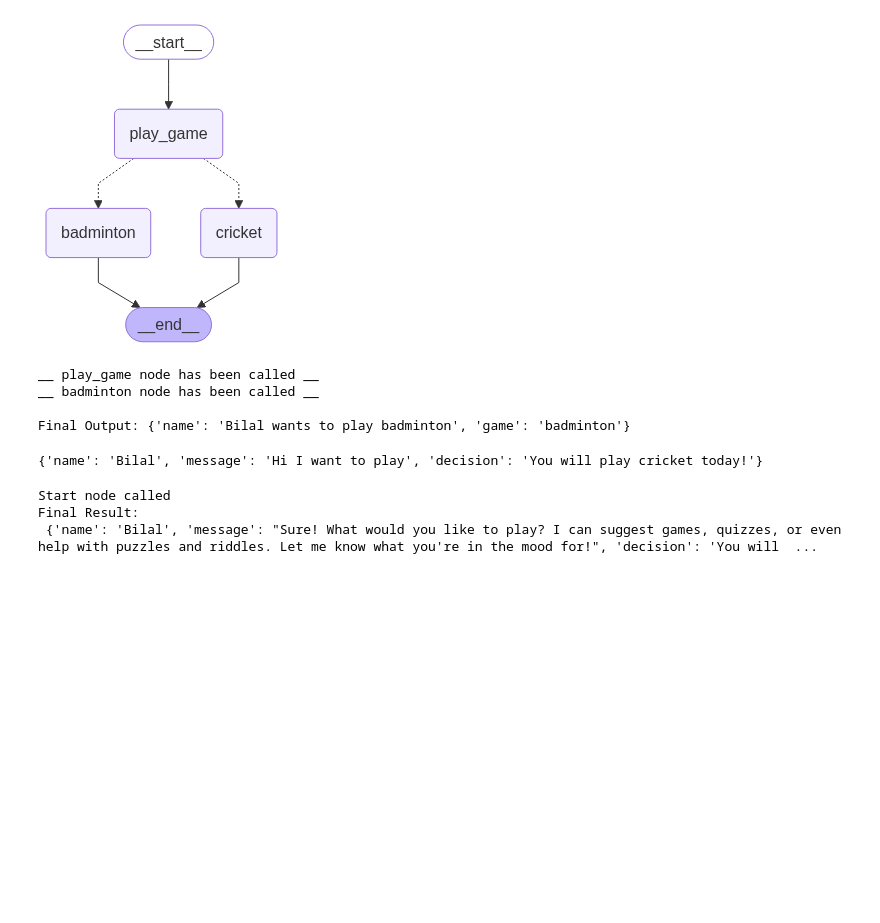
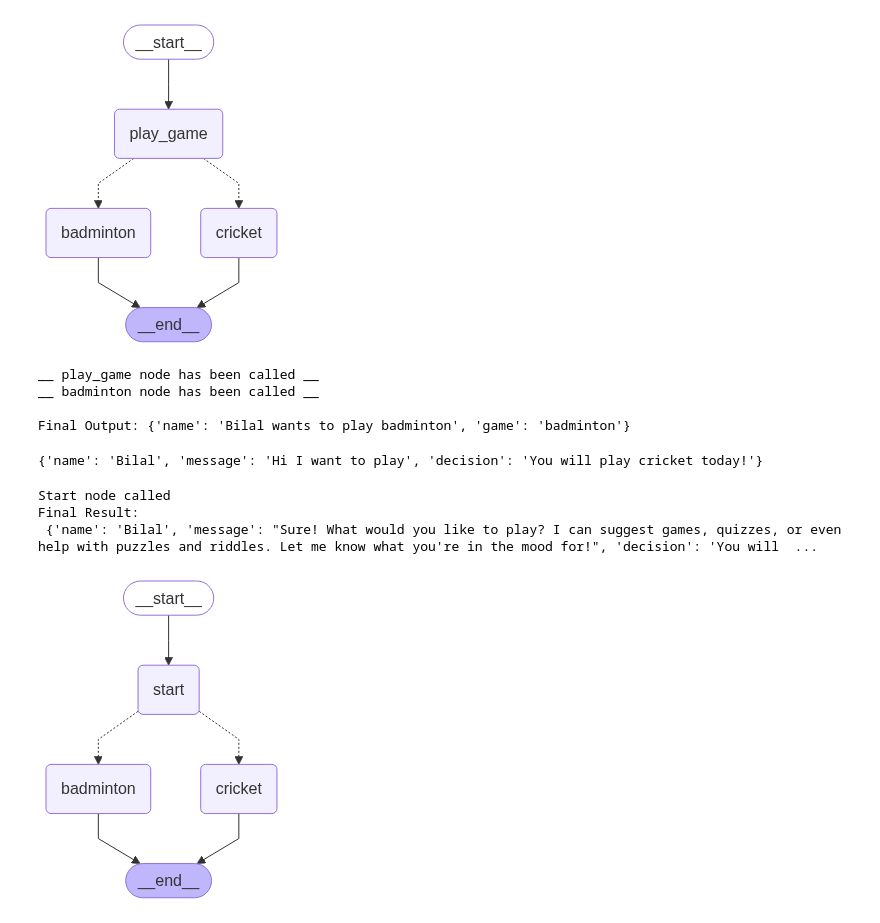
Before and after one commit to bilalmalikx/langGraph-completebasics-to-advance, a Jupyter notebook: 1-DataClassStateSchema.ipynb, the cells around one changed output. Drawn from its saved outputs; the diff is of its cells as text; code cells hidden in the pictures; blank space fills up the shorter version.

Commit message:
learning about langgraph and learn how it's works

```diff
--- a/1-DataClassStateSchema.ipynb
+++ b/1-DataClassStateSchema.ipynb
@@ -206,3 +206,86 @@ print("Final Result:\n", result)
 Start node called
 Final Result:
  {'name': 'Bilal', 'message': "Sure! What would you like to play? I can suggest games, quizzes, or even help with puzzles and riddles. Let me know what you're in the mood for!", 'decision': 'You will  ...
+# %%
+import random
+from typing import Literal
+from typing_extensions import TypedDict
+from langgraph.graph import StateGraph, START, END
+from langchain_openai import ChatOpenAI
+from IPython.display import display, Image
+
+# Load OpenAI GPT-4o
+llm = ChatOpenAI(model="gpt-4o")  # Make sure OPENAI_API_KEY is set
+
+# Shared state
+class GameState(TypedDict):
+    name: str
+    message: str
+    decision: str
+
+# Start node using GPT-4o
+def start(state: GameState) -> GameState:
+    print("Start node called")
+    user_message = state["message"]
+    response = llm.invoke(user_message)
+    return {
+        **state,
+        "message": response.content
+    }
+
+# Random decision node
+def decide_play(state: GameState) -> Literal["cricket", "badminton"]:
+    if random.random() < 0.5:  # correct logic
+        return "cricket"
+    else:
+        return "badminton"
+
+# Cricket node
+def play_cricket(state: GameState) -> GameState:
+    return {
+        **state,
+        "decision": "You will play cricket today!",
+    }
+
+# Badminton node
+def play_badminton(state: GameState) -> GameState:
+    return {
+        **state,
+        "decision": "You will play badminton today!",
+    }
+
+# Build graph
+graph = StateGraph(GameState)
+
+graph.add_node("start", start)
+graph.add_node("cricket", play_cricket)
+graph.add_node("badminton", play_badminton)
+
+graph.add_edge(START, "start")
+graph.add_conditional_edges(
+    "start",
+    decide_play,
+    {
+        "cricket": "cricket",
+        "badminton": "badminton"
+    }
+)
+graph.add_edge("cricket", END)
+graph.add_edge("badminton", END)
+
+# Compile graph
+app = graph.compile()
+
+# 👇 Display the graph (THIS WAS MISSING)
+display(Image(app.get_graph().draw_mermaid_png()))
+
+# Run the graph
+result = app.invoke({
+    "name": "Bilal",
+    "message": "Hi I want to play",
+    "decision": ""
+})
+
+print("Final Result:\n", result)
+# %% [output]
+[figure, added]
```
Also changed, not shown: parts of 1 cell of this notebook.
